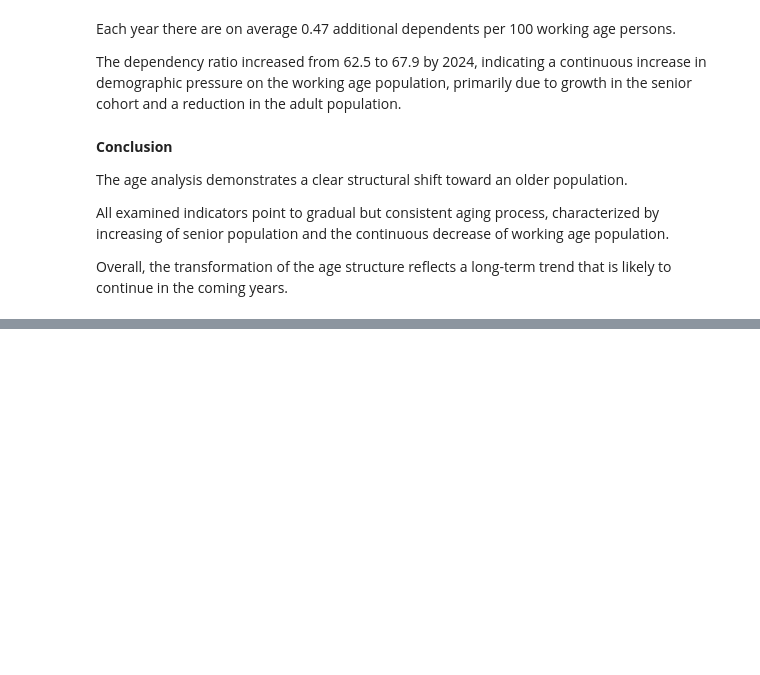
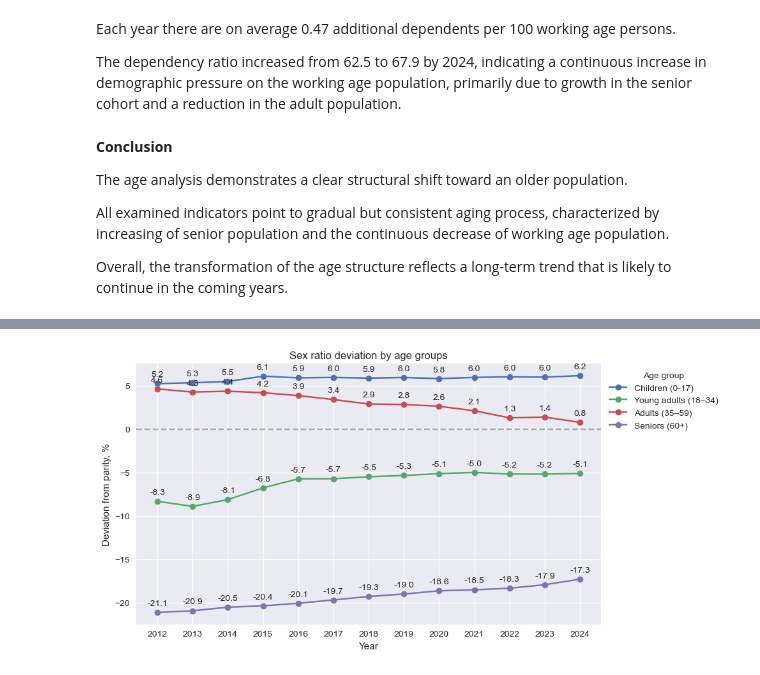
Before and after one commit to rosewiine/cologne-city-eda, a Jupyter notebook: notebooks/02_EDA.ipynb, the cells around one changed output, grey strips where cells are left out. Drawn from its saved outputs; the diff is of its cells as text; code cells hidden in the pictures; blank space fills up the shorter version.

```diff
--- a/notebooks/02_EDA.ipynb
+++ b/notebooks/02_EDA.ipynb
@@ -699,0 +753,36 @@ Overall, the transformation of the age structure reflects a long-term trend that
+# %%
+group_names = {
+    'Children (0-17)': 'children_00_17',
+    'Young adults (18–34)': 'young_adults_18_34',
+    'Adults (35–59)': 'adults_35_59',
+    'Seniors (60+)': 'seniors_60_plus',
+}
+# %%
+fig, ax = plt.subplots(figsize=(10,5))
+
+plt.axhline(0, color='darkgray', linestyle='--')
+
+for name, cols in zip(group_names.keys(), age_groups.values()):
+
+    male_cols = [f'male_residents_{c}' for c in cols]
+    female_cols = [f'female_residents_{c}' for c in cols]
+
+    sex_ratio = df_city[male_cols].sum(axis=1) / df_city[female_cols].sum(axis=1) * 100
+    devitation = sex_ratio - 100
+
+    ax.plot(df_temp['year'], devitation, marker='o', label=name)
+
+    for x, y in zip(df_temp['year'], sex_ratio-100):
+        ax.annotate(f"{y:.1f}", (x, y), xytext=(0, 8), textcoords='offset points', ha='center')
+
+ax.set_title(f"Sex ratio deviation by age groups")
+ax.set_xlabel("Year")
+ax.set_ylabel("Deviation from parity, %")
+ax.set_xticks(df_temp['year'])
+
+plt.legend(title="Age group", bbox_to_anchor=(1, 1), loc='upper left')
+
+plt.tight_layout()
+plt.show()
+# %% [output]
+[figure, added]
```
Also changed, not shown: parts of 21 cells of this notebook, 2 other files.
